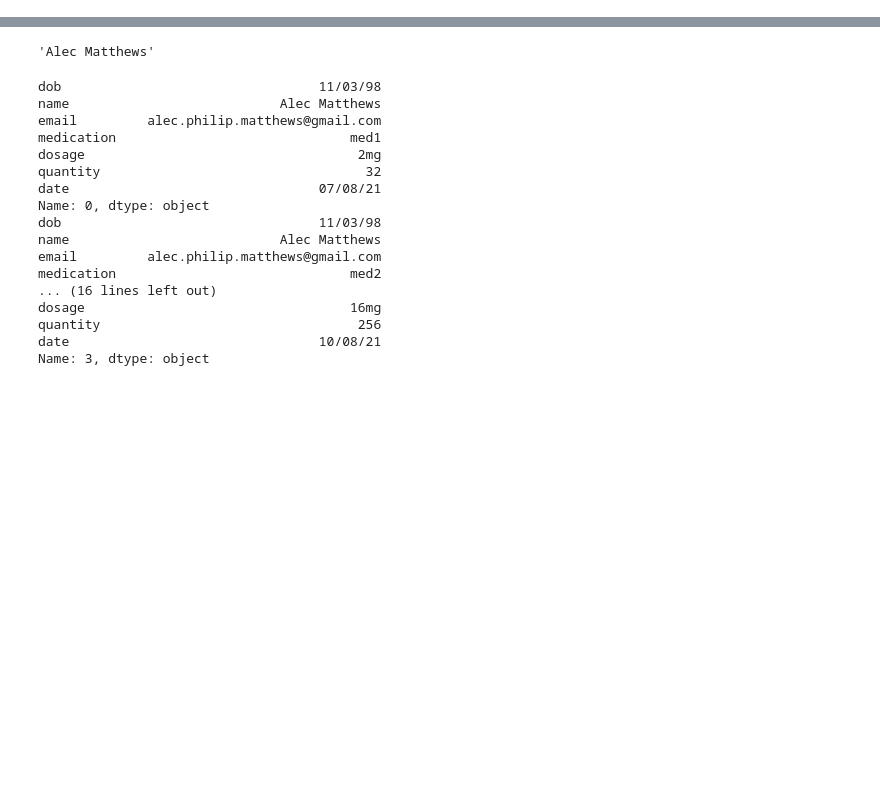
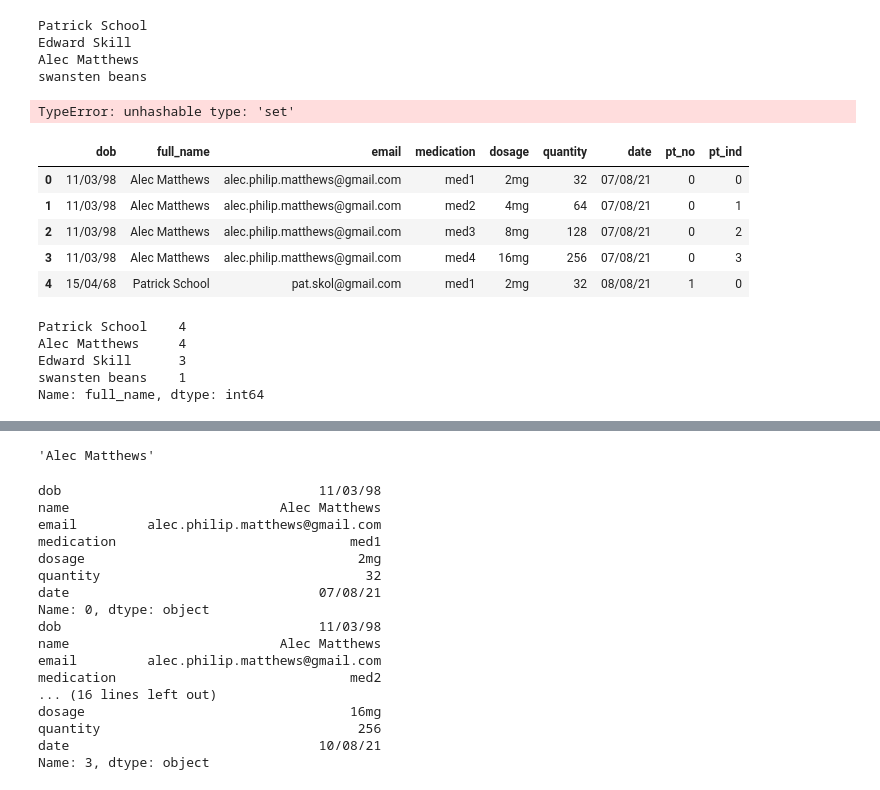
Before and after one commit to mattalec/Foot-Prints, a Jupyter notebook: csv-messing.ipynb, the cells around one changed output, grey strips where cells are left out. Drawn from its saved outputs; the diff is of its cells as text; code cells hidden in the pictures; blank space fills up the shorter version.

```diff
--- a/csv-messing.ipynb
+++ b/csv-messing.ipynb
@@ -94,4 +36,25 @@ ds.to_csv?
 # %%
 ds.to_csv('scripts.csv', index=False)
+# %%
+for i in set(ds.full_name):
+    print(i)
+# %% [output]
+Patrick School
+Edward Skill
+Alec Matthews
+swansten beans
+# %%
+{range(len(set(ds.full_name))), set(ds.full_name)}
+# %% [output]
+TypeError: unhashable type: 'set'
 # %%
 ds = pd.read_csv('scripts.csv')
+# %%
+ds.head()
+# %% [output]
+|  | dob | full_name | email | medication | dosage | quantity | date | pt_no | pt_ind |
+| 0 | 11/03/98 | Alec Matthews | alec.philip.matthews@gmail.com | med1 | 2mg | 32 | 07/08/21 | 0 | 0 |
+| 1 | 11/03/98 | Alec Matthews | alec.philip.matthews@gmail.com | med2 | 4mg | 64 | 07/08/21 | 0 | 1 |
+| 2 | 11/03/98 | Alec Matthews | alec.philip.matthews@gmail.com | med3 | 8mg | 128 | 07/08/21 | 0 | 2 |
+| 3 | 11/03/98 | Alec Matthews | alec.philip.matthews@gmail.com | med4 | 16mg | 256 | 07/08/21 | 0 | 3 |
+| 4 | 15/04/68 | Patrick School | pat.skol@gmail.com | med1 | 2mg | 32 | 08/08/21 | 1 | 0 |
@@ -97,0 +64,8 @@ ds = pd.read_csv('scripts.csv')
+# %%
+ds.full_name.value_counts()
+# %% [output]
+Patrick School    4
+Alec Matthews     4
+Edward Skill      3
+swansten beans    1
+Name: full_name, dtype: int64
```
Also changed, not shown: parts of 27 cells of this notebook, 6 other files.
